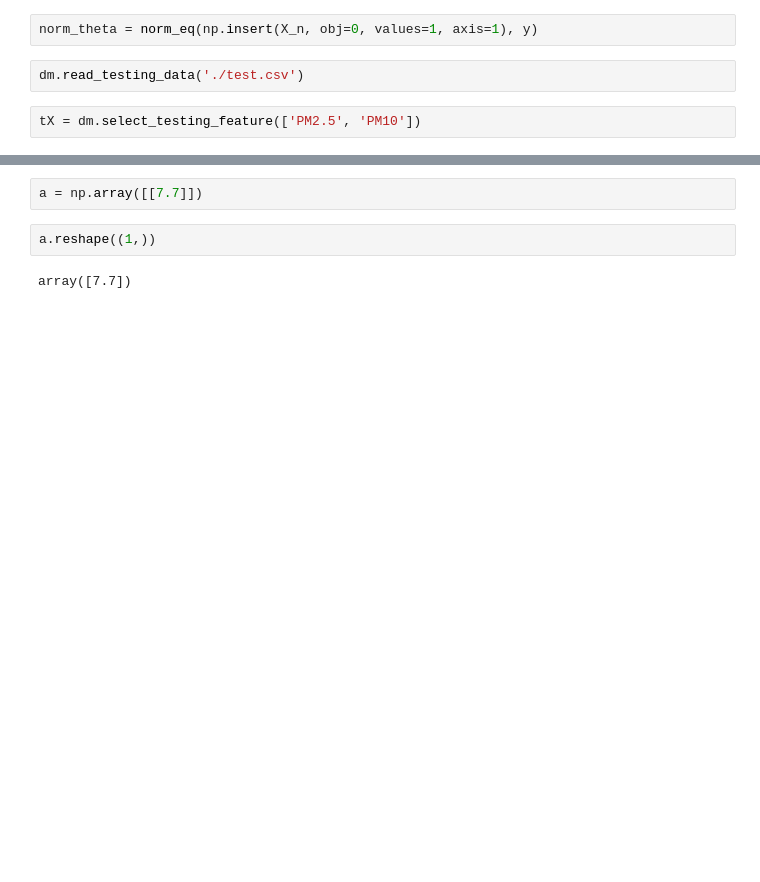
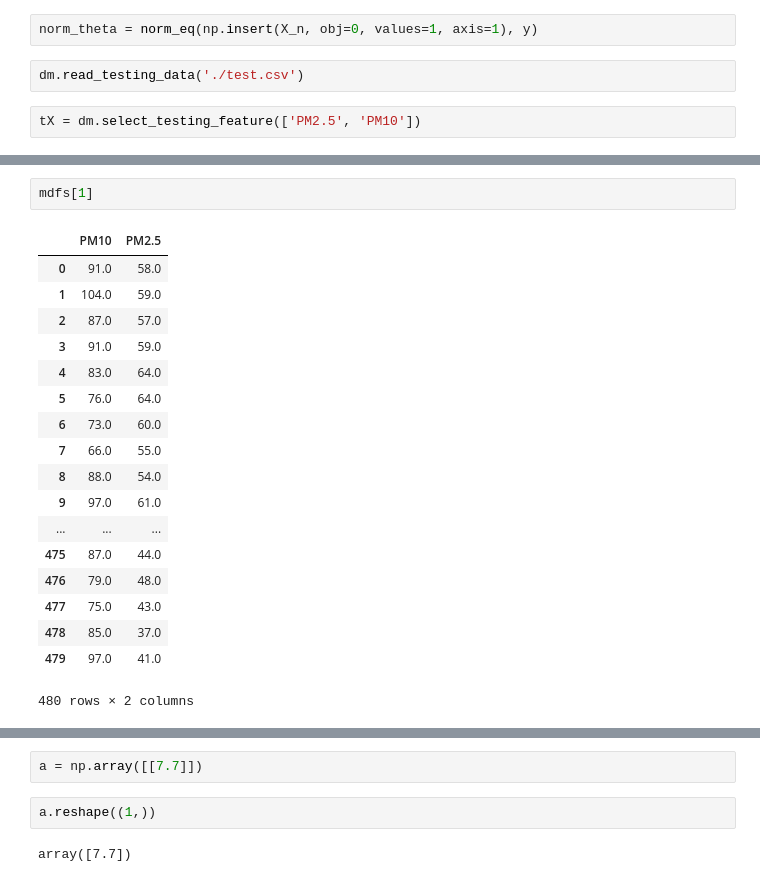
Before and after one commit to cigarbeer/ML2018SPRING, a Jupyter notebook: hw1/hw1.ipynb, the cells around one changed output, grey strips where cells are left out. Cells and saved outputs as stored; diff of their text form; blank space fills up the shorter version.

```diff
--- a/hw1/hw1.ipynb
+++ b/hw1/hw1.ipynb
@@ -142,0 +144,21 @@ r
+# %%
+mdfs[1]
+# %% [output]
+|  | PM10 | PM2.5 |
+| 0 | 91.0 | 58.0 |
+| 1 | 104.0 | 59.0 |
+| 2 | 87.0 | 57.0 |
+| 3 | 91.0 | 59.0 |
+| 4 | 83.0 | 64.0 |
+| 5 | 76.0 | 64.0 |
+| 6 | 73.0 | 60.0 |
+| 7 | 66.0 | 55.0 |
+| 8 | 88.0 | 54.0 |
+| 9 | 97.0 | 61.0 |
+| ... | ... | ... |
+| 475 | 87.0 | 44.0 |
+| 476 | 79.0 | 48.0 |
+| 477 | 75.0 | 43.0 |
+| 478 | 85.0 | 37.0 |
+| 479 | 97.0 | 41.0 |
+480 rows × 2 columns
```
Also changed, not shown: parts of 14 cells of this notebook, 1 other file.
